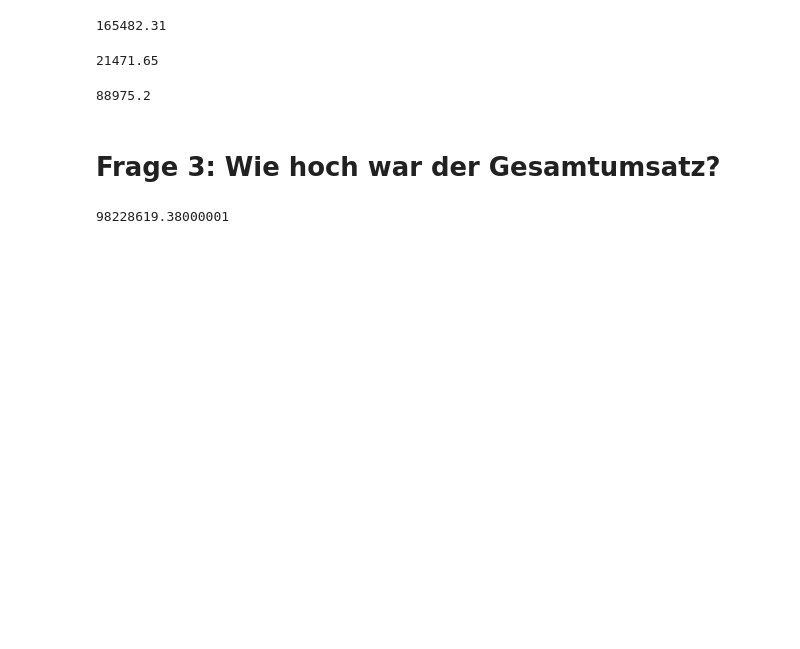
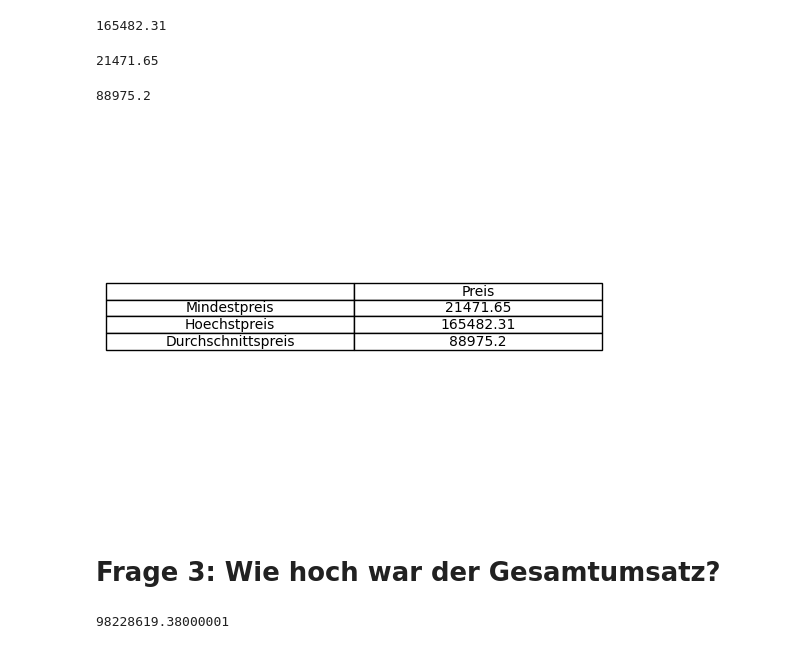
Before and after one commit to Dennis130301/final_projectWS23_Group1, a Jupyter notebook: Projekt_Gruppe1.ipynb, the cells around one changed output. Cells and saved outputs as stored; diff of their text form; code cells hidden in the pictures; blank space fills up the shorter version.

```diff
--- a/Projekt_Gruppe1.ipynb
+++ b/Projekt_Gruppe1.ipynb
@@ -555,6 +555,21 @@ Mindestpreis
 Durchschnittspreis
 # %% [output]
 88975.2
+# %%
+daten = {'': ['Mindestpreis', 'Hoechstpreis', 'Durchschnittspreis'],
+        'Preis': [Mindestpreis, Hoechstpreis, Durchschnittspreis]}
+
+df_F2 = pd.DataFrame(daten)
+# %%
+
+fig, ax = plt.subplots()
+ax.axis('tight')
+ax.axis('off')
+ax.table(cellText=df_F2.values, colLabels=df_F2.columns, cellLoc = 'center', loc='center')
+
+plt.show()
+# %% [output]
+[figure, added]
 # %% [markdown]
 # Frage 3:  Wie hoch war der Gesamtumsatz?
 # %%
```
Also changed, not shown: parts of 20 cells of this notebook, 1 other file.
